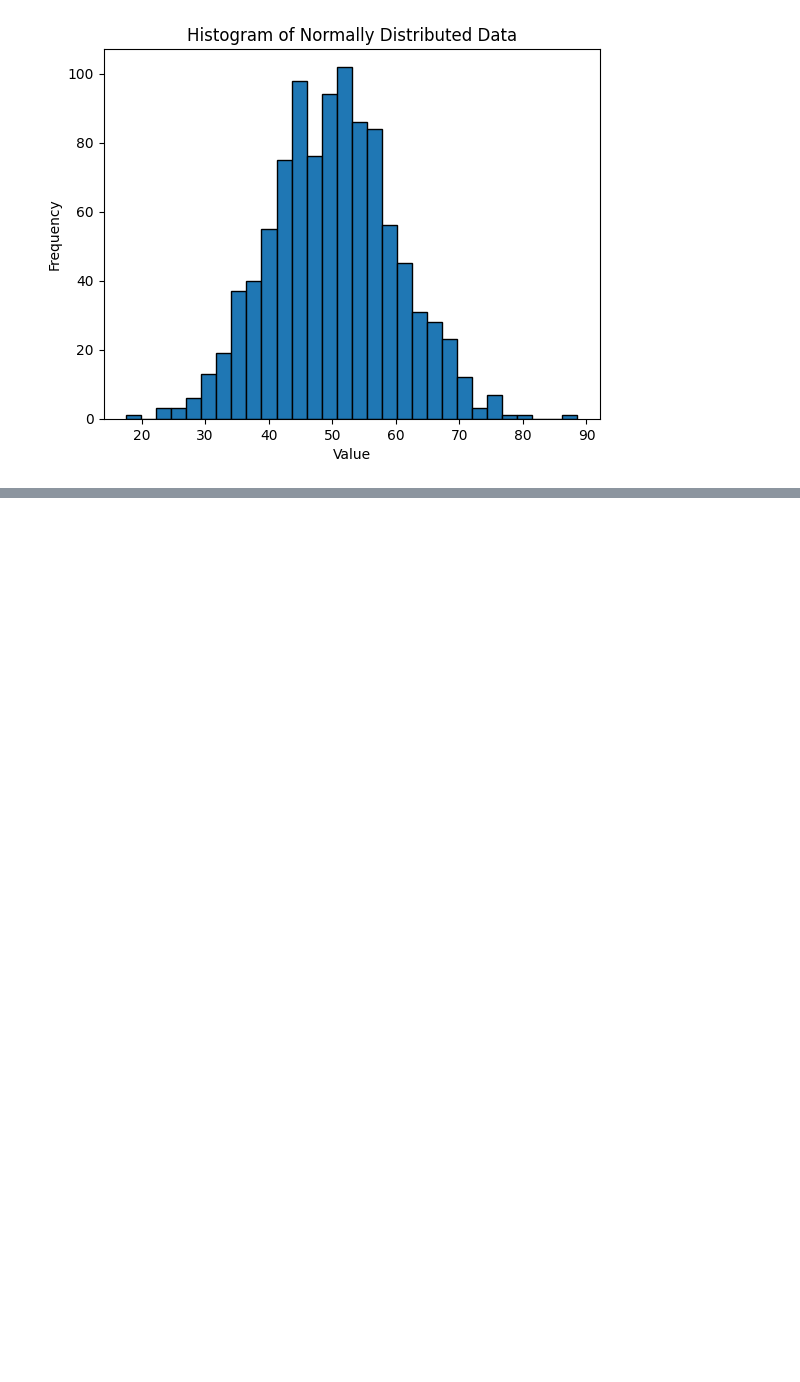
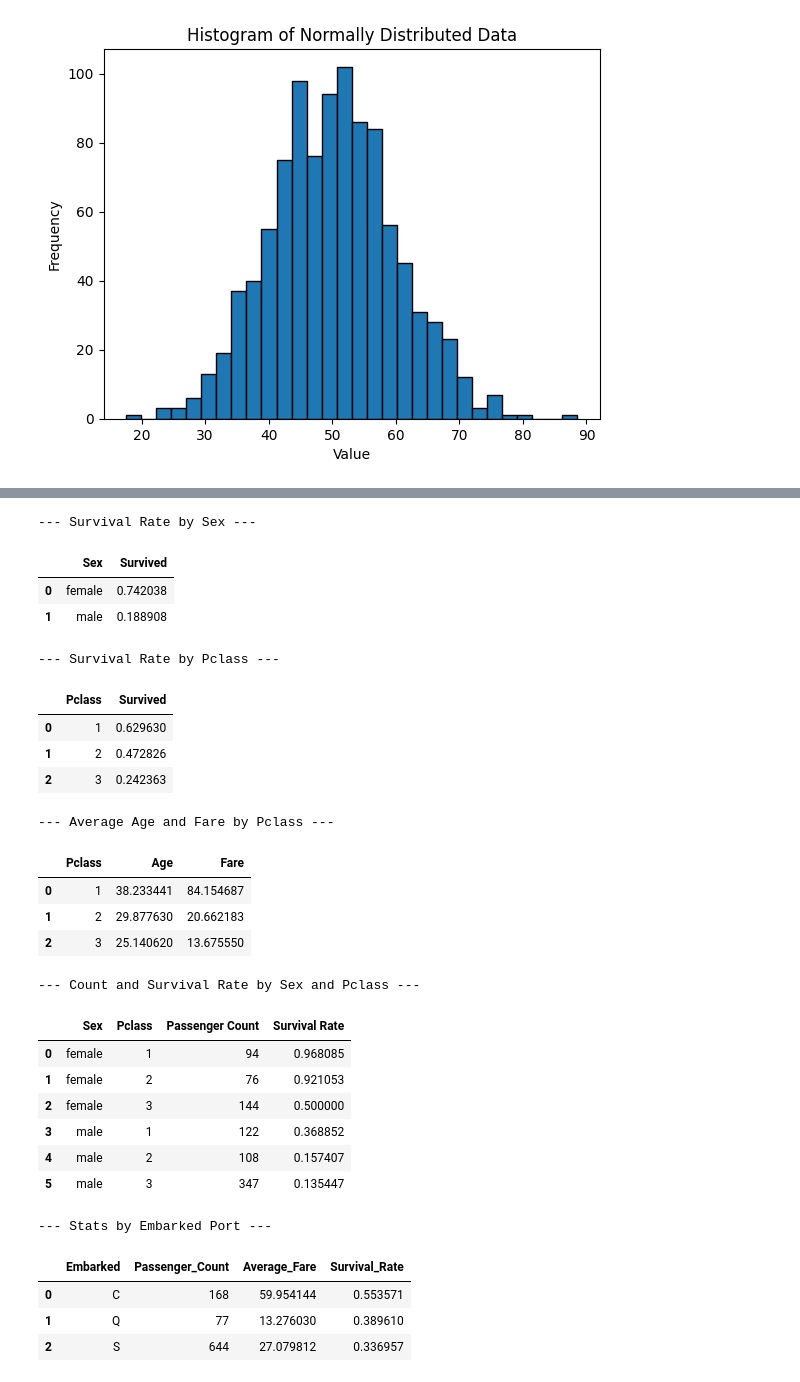
Before and after one commit to dhruvbhanushali07/202618053-DhruvBhanushali-DS605, a Jupyter notebook: 202618053-Lab-2/202618053-Lab-2.ipynb, the cells around one changed output, grey strips where cells are left out. Cells and saved outputs as stored; diff of their text form; code cells hidden in the pictures; blank space fills up the shorter version.

```diff
--- a/202618053-Lab-2/202618053-Lab-2.ipynb
+++ b/202618053-Lab-2/202618053-Lab-2.ipynb
@@ -240,0 +415,47 @@ plt.show()
+# %%
+print("--- Survival Rate by Sex ---")
+display(df.groupby('Sex')['Survived'].mean().reset_index())
+
+print("\n--- Survival Rate by Pclass ---")
+display(df.groupby('Pclass')['Survived'].mean().reset_index())
+
+print("\n--- Average Age and Fare by Pclass ---")
+display(df.groupby('Pclass')[['Age', 'Fare']].mean().reset_index())
+
+print("\n--- Count and Survival Rate by Sex and Pclass ---")
+display(df.groupby(['Sex', 'Pclass'])['Survived'].agg(['count', 'mean']).reset_index().rename(columns={'mean': 'Survival Rate', 'count': 'Passenger Count'}))
+
+print("\n--- Stats by Embarked Port ---")
+display(df.groupby('Embarked').agg(
+    Passenger_Count=('PassengerId', 'count'),
+    Average_Fare=('Fare', 'mean'),
+    Survival_Rate=('Survived', 'mean')
+).reset_index())
+# %% [output]
+--- Survival Rate by Sex ---
+|  | Sex | Survived |
+| 0 | female | 0.742038 |
+| 1 | male | 0.188908 |
+--- Survival Rate by Pclass ---
+|  | Pclass | Survived |
+| 0 | 1 | 0.629630 |
+| 1 | 2 | 0.472826 |
+| 2 | 3 | 0.242363 |
+--- Average Age and Fare by Pclass ---
+|  | Pclass | Age | Fare |
+| 0 | 1 | 38.233441 | 84.154687 |
+| 1 | 2 | 29.877630 | 20.662183 |
+| 2 | 3 | 25.140620 | 13.675550 |
+--- Count and Survival Rate by Sex and Pclass ---
+|  | Sex | Pclass | Passenger Count | Survival Rate |
+| 0 | female | 1 | 94 | 0.968085 |
+| 1 | female | 2 | 76 | 0.921053 |
+| 2 | female | 3 | 144 | 0.500000 |
+| 3 | male | 1 | 122 | 0.368852 |
+| 4 | male | 2 | 108 | 0.157407 |
+| 5 | male | 3 | 347 | 0.135447 |
+--- Stats by Embarked Port ---
+|  | Embarked | Passenger_Count | Average_Fare | Survival_Rate |
+| 0 | C | 168 | 59.954144 | 0.553571 |
+| 1 | Q | 77 | 13.276030 | 0.389610 |
+| 2 | S | 644 | 27.079812 | 0.336957 |
```
Also changed, not shown: parts of 21 cells of this notebook.
